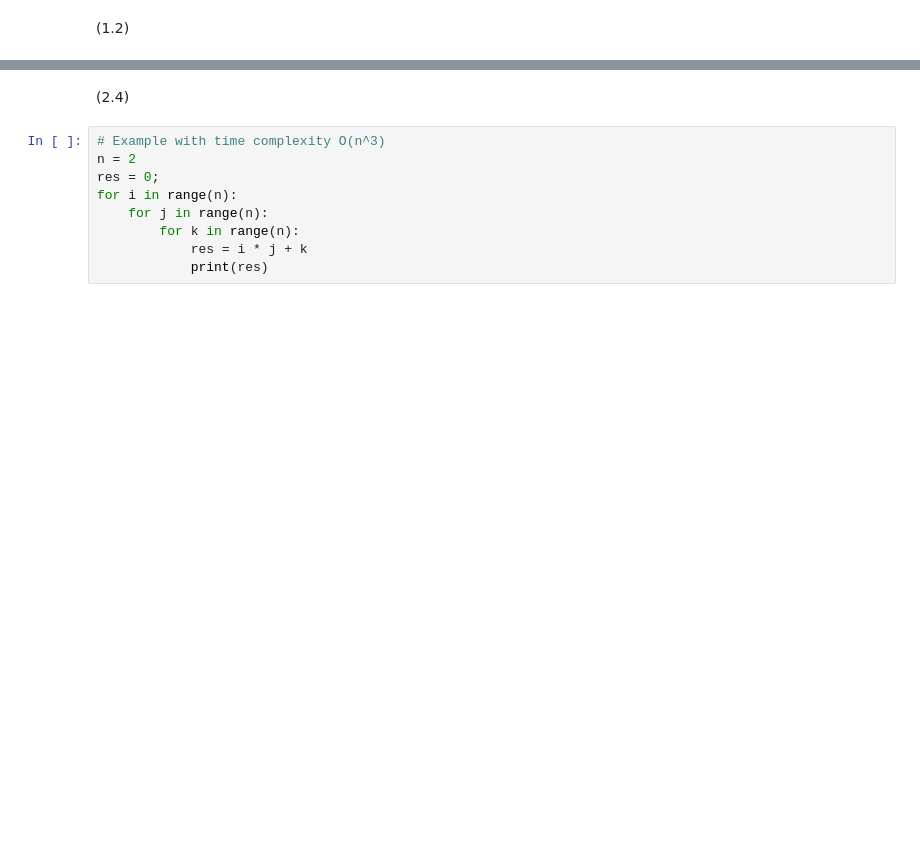
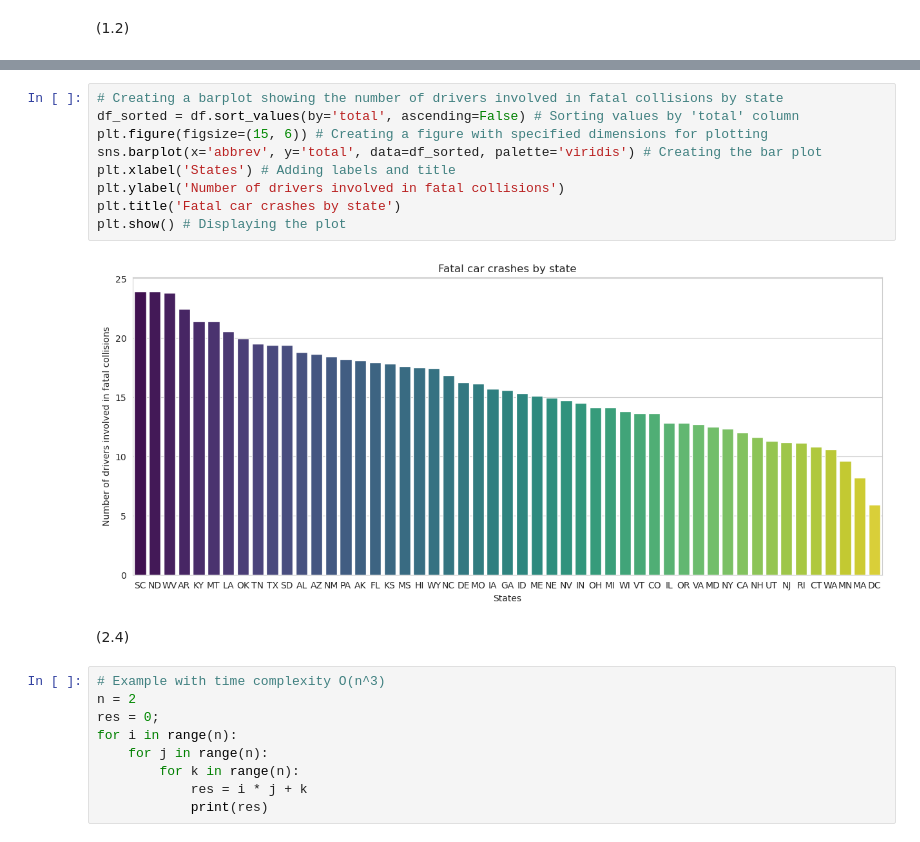
Before and after one commit to AlZa01/Task13, a Jupyter notebook: Task13.ipynb, the cells around one changed output, grey strips where cells are left out. Drawn from its saved outputs; the diff is of its cells as text; blank space fills up the shorter version.

```diff
--- a/Task13.ipynb
+++ b/Task13.ipynb
@@ -213,3 +175,14 @@ Notes:
+# %%
+# Creating a barplot showing the number of drivers involved in fatal collisions by state
+df_sorted = df.sort_values(by='total', ascending=False) # Sorting values by 'total' column
+plt.figure(figsize=(15, 6)) # Creating a figure with specified dimensions for plotting
+sns.barplot(x='abbrev', y='total', data=df_sorted, palette='viridis') # Creating the bar plot
+plt.xlabel('States') # Adding labels and title
+plt.ylabel('Number of drivers involved in fatal collisions')
+plt.title('Fatal car crashes by state')
+plt.show() # Displaying the plot
+# %% [output]
+[figure, added]
 # %% [markdown]
 (2.4)
 # %%
```
Also changed, not shown: parts of 8 cells of this notebook.
